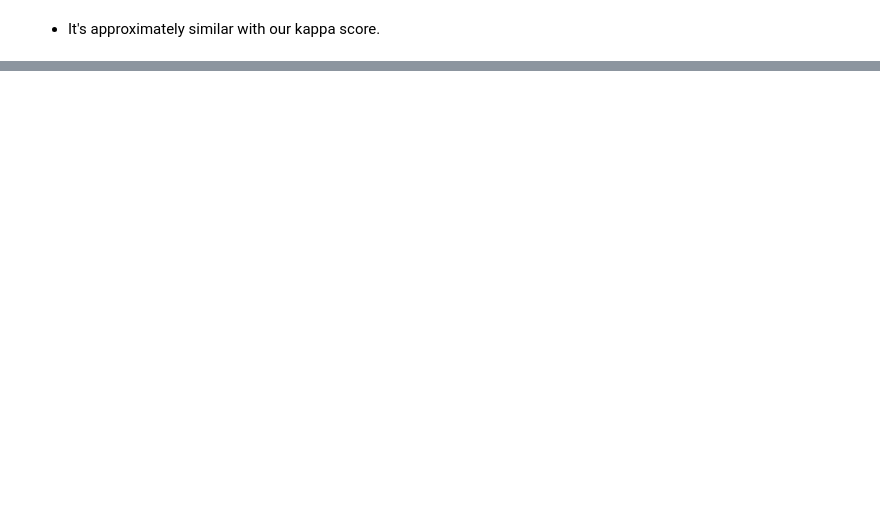
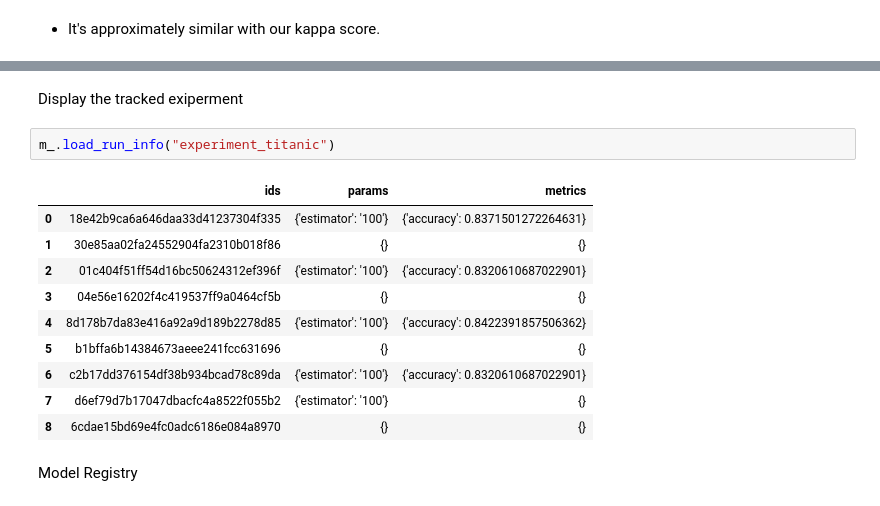
Before and after one commit to sel6/titanic_survival_ml, a Jupyter notebook: EDA_titanic.ipynb, the cells around one changed output, grey strips where cells are left out. Saved outputs shown, nothing was run; the diff lists cells and outputs as text; blank space fills up the shorter version.

```diff
--- a/EDA_titanic.ipynb
+++ b/EDA_titanic.ipynb
@@ -478,0 +505,17 @@ matthews_corrcoef(y_test, y_pred)
+# %% [markdown]
+Display the tracked exiperment
+# %%
+m_.load_run_info("experiment_titanic")
+# %% [output]
+|  | ids | params | metrics |
+| 0 | 18e42b9ca6a646daa33d41237304f335 | {'estimator': '100'} | {'accuracy': 0.8371501272264631} |
+| 1 | 30e85aa02fa24552904fa2310b018f86 | {} | {} |
+| 2 | 01c404f51ff54d16bc50624312ef396f | {'estimator': '100'} | {'accuracy': 0.8320610687022901} |
+| 3 | 04e56e16202f4c419537ff9a0464cf5b | {} | {} |
+| 4 | 8d178b7da83e416a92a9d189b2278d85 | {'estimator': '100'} | {'accuracy': 0.8422391857506362} |
+| 5 | b1bffa6b14384673aeee241fcc631696 | {} | {} |
+| 6 | c2b17dd376154df38b934bcad78c89da | {'estimator': '100'} | {'accuracy': 0.8320610687022901} |
+| 7 | d6ef79d7b17047dbacfc4a8522f055b2 | {'estimator': '100'} | {} |
+| 8 | 6cdae15bd69e4fc0adc6186e084a8970 | {} | {} |
+# %% [markdown]
+Model Registry
```
Also changed, not shown: parts of 23 cells of this notebook.
